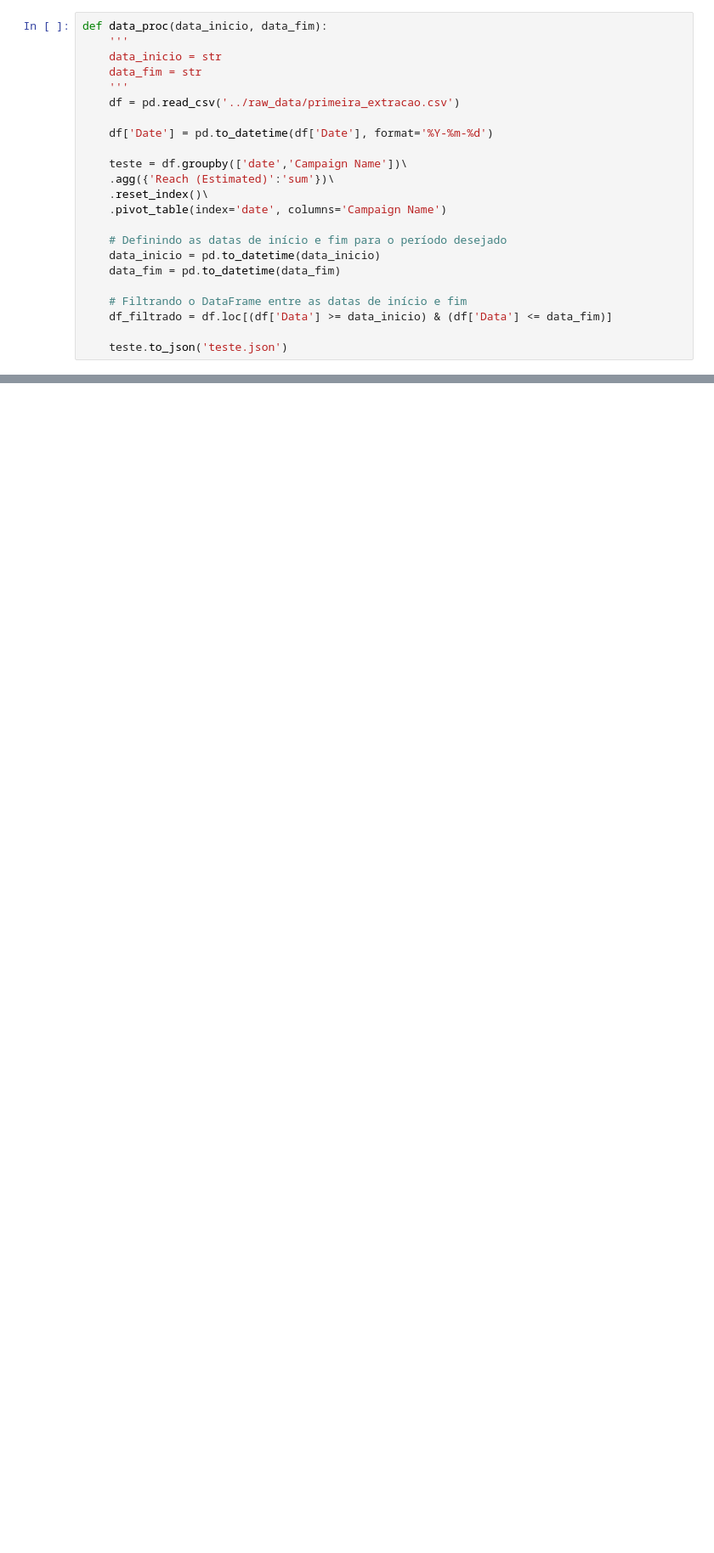
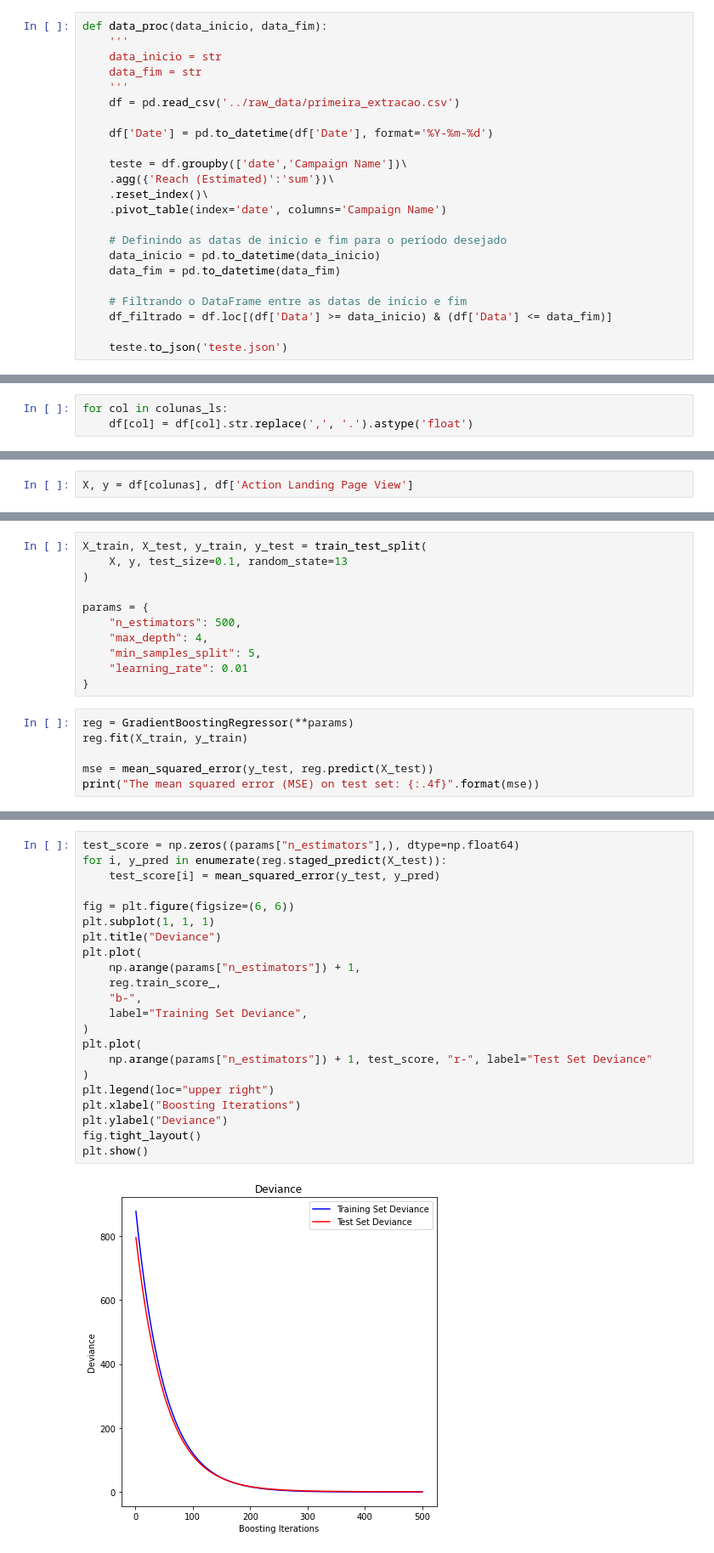
Before and after one commit to ducuyusuke/launchlytics, a Jupyter notebook: notebooks/analysis.ipynb, the cells around one changed output, grey strips where cells are left out. Shown: that part at 85% size. Drawn from its saved outputs; the diff is of its cells as text; blank space fills up the shorter version.

```diff
--- a/notebooks/analysis.ipynb
+++ b/notebooks/analysis.ipynb
@@ -107,0 +165,3 @@ def data_proc(data_inicio, data_fim):
+# %%
+for col in colunas_ls:
+    df[col] = df[col].str.replace(',', '.').astype('float')
@@ -107,0 +170,2 @@ def data_proc(data_inicio, data_fim):
+# %%
+X, y = df[colunas], df['Action Landing Page View']
@@ -107,0 +174,17 @@ def data_proc(data_inicio, data_fim):
+# %%
+X_train, X_test, y_train, y_test = train_test_split(
+    X, y, test_size=0.1, random_state=13
+)
+
+params = {
+    "n_estimators": 500,
+    "max_depth": 4,
+    "min_samples_split": 5,
+    "learning_rate": 0.01
+}
+# %%
+reg = GradientBoostingRegressor(**params)
+reg.fit(X_train, y_train)
+
+mse = mean_squared_error(y_test, reg.predict(X_test))
+print("The mean squared error (MSE) on test set: {:.4f}".format(mse))
@@ -107,0 +193,24 @@ def data_proc(data_inicio, data_fim):
+# %%
+test_score = np.zeros((params["n_estimators"],), dtype=np.float64)
+for i, y_pred in enumerate(reg.staged_predict(X_test)):
+    test_score[i] = mean_squared_error(y_test, y_pred)
+
+fig = plt.figure(figsize=(6, 6))
+plt.subplot(1, 1, 1)
+plt.title("Deviance")
+plt.plot(
+    np.arange(params["n_estimators"]) + 1,
+    reg.train_score_,
+    "b-",
+    label="Training Set Deviance",
+)
+plt.plot(
+    np.arange(params["n_estimators"]) + 1, test_score, "r-", label="Test Set Deviance"
+)
+plt.legend(loc="upper right")
+plt.xlabel("Boosting Iterations")
+plt.ylabel("Deviance")
+fig.tight_layout()
+plt.show()
+# %% [output]
+[figure, added]
```
Also changed, not shown: parts of 23 cells of this notebook.
